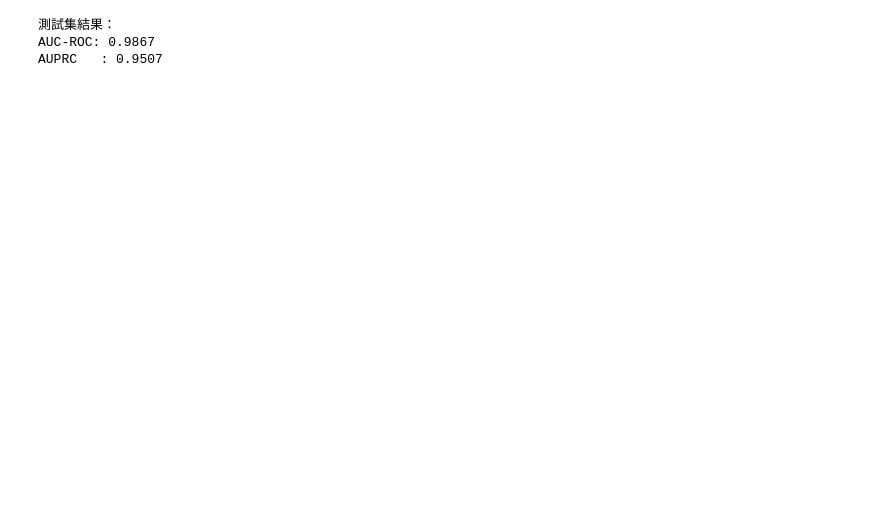
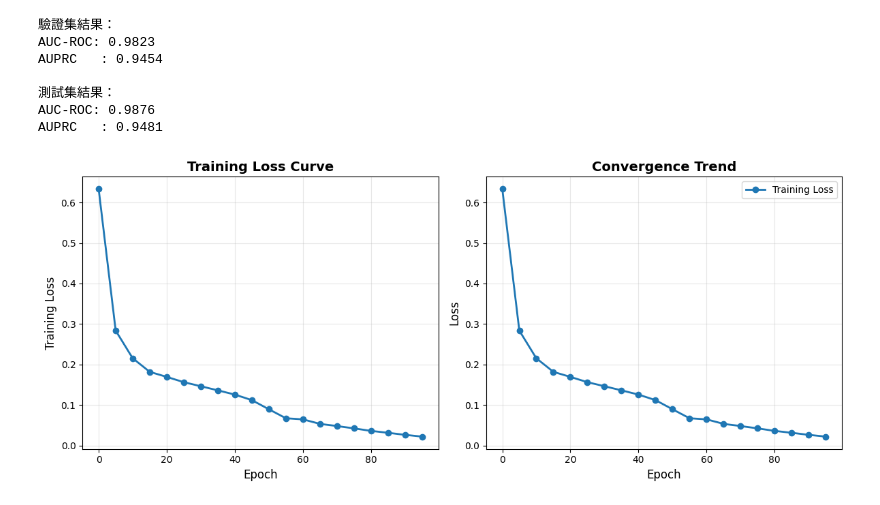
Before and after one commit to mklee38/Anomaly_Detection_on_Graph, a Jupyter notebook: notebooks/03_model_training.ipynb, the cells around one changed output. Cells and saved outputs as stored; diff of their text form; code cells hidden in the pictures; blank space fills up the shorter version.

Commit message:
feat: added training loss plot

```diff
--- a/notebooks/03_model_training.ipynb
+++ b/notebooks/03_model_training.ipynb
@@ -115,12 +118,18 @@ GraphSAGE(
 )
 # %%
 # 訓練（含驗證）
+import matplotlib.pyplot as plt
+
 optimizer = Adam(model.parameters(), lr=0.01)
 loss_fn = nn.CrossEntropyLoss()
 
 best_val_auc = 0.0
 patience = 5  # 如果驗證 AUC 連續 5 次沒有改善，就停止訓練
 patience_counter = 0
+
+# 記錄 loss 曲線
+train_losses = []           # 用於存儲每 5 個 epoch 記錄一次的訓練 loss
+epochs_list = []            # 用於存儲對應的 epoch 數，以便繪製 loss 曲線
 
 for epoch in range(100):
     model.train()
@@ -129,6 +138,11 @@ for epoch in range(100):
     loss = loss_fn(logits, y[train_idx])
     loss.backward()
     optimizer.step()
+
+    # 每 5 個 epoch 記錄一次 training loss
+    if epoch % 5 == 0:        # 每 5 個 epoch 記錄一次訓練 loss
+        train_losses.append(loss.item())        #   將當前 epoch 的訓練 loss 添加到 train_losses 列表中
+        epochs_list.append(epoch)               #   將當前 epoch 數添加到 epochs_list 列表中，以便後續繪製 loss 曲線
 
     # 每 10 個 epoch 評估一次驗證集
     if epoch % 10 == 0:
@@ -163,4 +177,6 @@ for epoch in range(100):
 
     if epoch % 10 == 0 and epoch > 0:
         print(f"  (Patience: {patience_counter}/{patience})")
+
+print(f"\n共訓練 {epoch+1} 個 epoch")
 # %% [output]
@@ -201,6 +224,43 @@ print(f"\n測試集結果：")
 print(f"AUC-ROC: {test_auc:.4f}")
 print(f"AUPRC   : {test_auprc:.4f}")
 # %% [output]
+驗證集結果：
+AUC-ROC: 0.9823
+AUPRC   : 0.9454
+
 測試集結果：
-AUC-ROC: 0.9867
-AUPRC   : 0.9507
+AUC-ROC: 0.9876
+AUPRC   : 0.9481
+# %%
+# 畫 Training Loss 曲線
+plt.figure(figsize=(12, 5))
+
+# 圖1：Training Loss 曲線
+plt.subplot(1, 2, 1)
+plt.plot(epochs_list, train_losses, marker='o', linestyle='-', linewidth=2, markersize=6)
+plt.xlabel('Epoch', fontsize=12)
+plt.ylabel('Training Loss', fontsize=12)
+plt.title('Training Loss Curve', fontsize=14, fontweight='bold')
+plt.grid(True, alpha=0.3)
+plt.tight_layout()
+
+# 圖2：Loss 趨勢（平滑）
+plt.subplot(1, 2, 2)
+plt.plot(epochs_list, train_losses, marker='o', linestyle='-', linewidth=2, markersize=6, label='Training Loss')
+# 可以在此處添加驗證 loss（如果需要）
+plt.xlabel('Epoch', fontsize=12)
+plt.ylabel('Loss', fontsize=12)
+plt.title('Convergence Trend', fontsize=14, fontweight='bold')
+plt.legend()
+plt.grid(True, alpha=0.3)
+
+plt.tight_layout()
+plt.show()
+
+# 打印統計信息
+print(f"\n訓練統計：")
+print(f"初始 Loss: {train_losses[0]:.4f}")
+print(f"最終 Loss: {train_losses[-1]:.4f}")
+print(f"Loss 下降: {train_losses[0] - train_losses[-1]:.4f} ({(1 - train_losses[-1]/train_losses[0])*100:.1f}%)")
+# %% [output]
+[figure, added]
```
Also changed, not shown: parts of 4 cells of this notebook, 1 other file.
